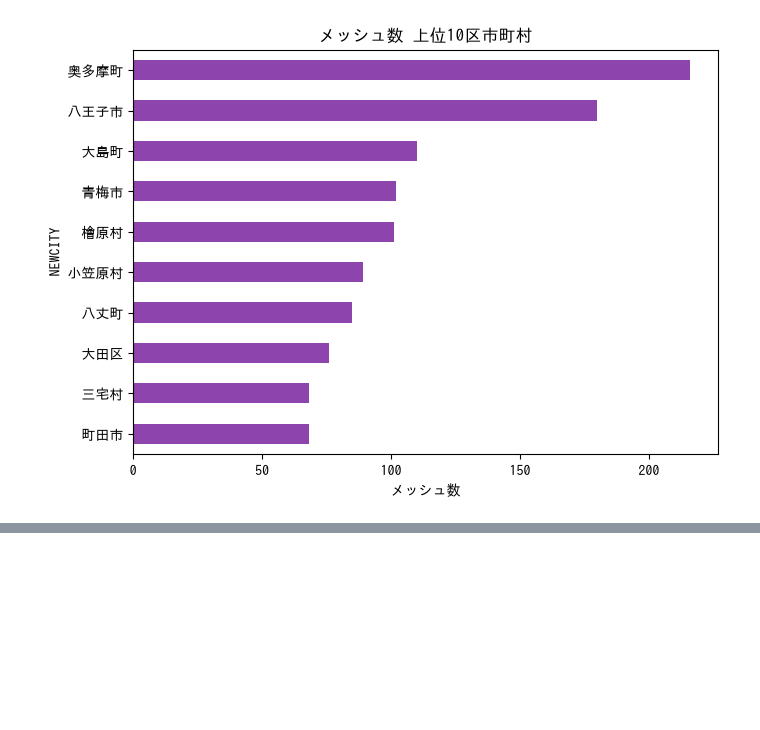
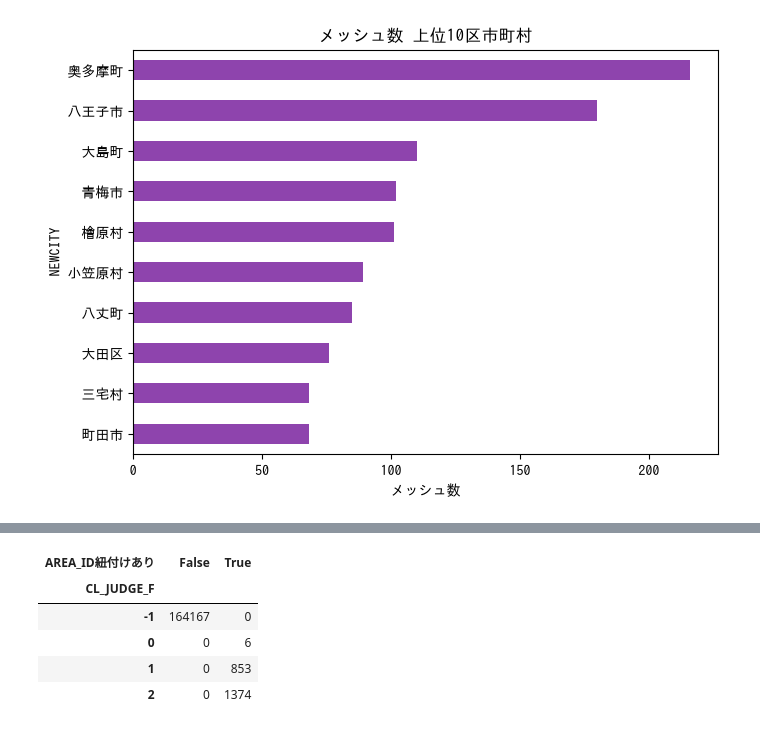
Before and after one commit to YUINODO/new, a Jupyter notebook: notebooks/sediment_hazard_eda.ipynb, the cells around one changed output, grey strips where cells are left out. Cells and saved outputs as stored; diff of their text form; code cells hidden in the pictures; blank space fills up the shorter version.

```diff
--- a/notebooks/sediment_hazard_eda.ipynb
+++ b/notebooks/sediment_hazard_eda.ipynb
@@ -421,0 +545,11 @@ plt.show()
+# %%
+mesh_chk = gdfs["mesh"].copy()
+mesh_chk["AREA_ID紐付けあり"] = mesh_chk["AREA_ID"].notna()
+display(pd.crosstab(mesh_chk["CL_JUDGE_F"], mesh_chk["AREA_ID紐付けあり"]))
+# %% [output]
+| AREA_ID紐付けあり | False | True |
+| CL_JUDGE_F |  |  |
+| -1 | 164167 | 0 |
+| 0 | 0 | 6 |
+| 1 | 0 | 853 |
+| 2 | 0 | 1374 |
```
Also changed, not shown: parts of 14 cells of this notebook, 2 other files.
